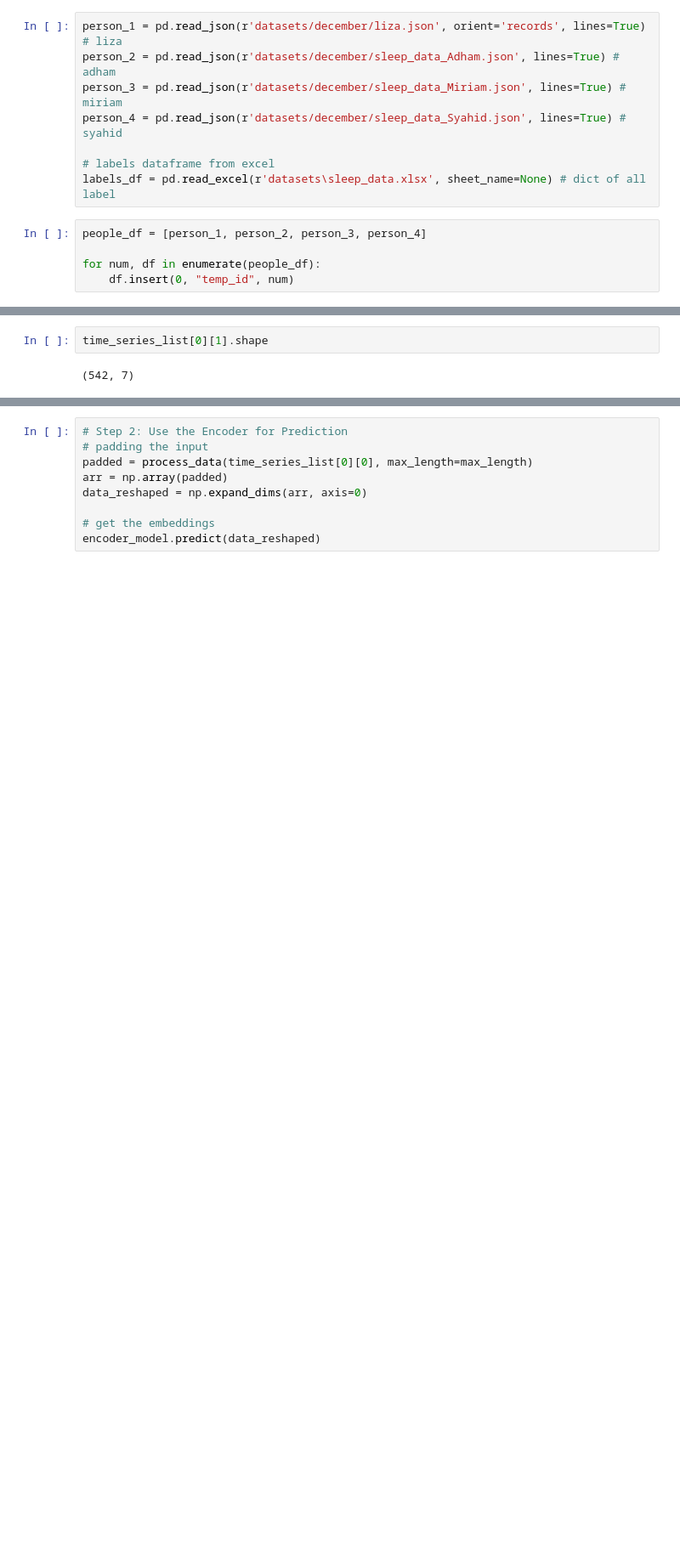
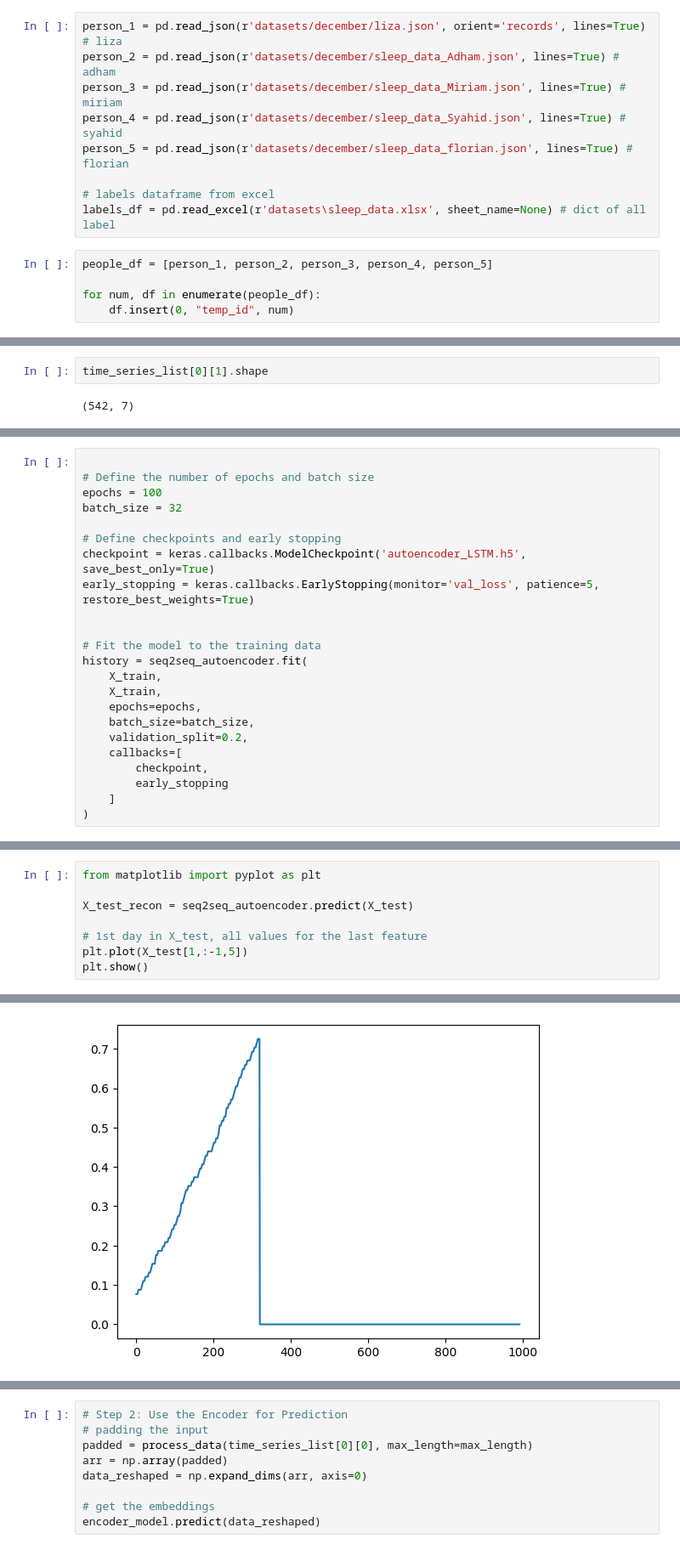
Before and after one commit to Lizoug/Garmin_Watch, a Jupyter notebook: autoencoder.ipynb, the cells around one changed output, grey strips where cells are left out. Shown at 85% size. Drawn from its saved outputs; the diff is of its cells as text; blank space fills up the shorter version.

Commit message:
updated LSTM AutoEncoder+added Conv1d AutoEncoder

```diff
--- a/autoencoder.ipynb
+++ b/autoencoder.ipynb
@@ -15,11 +15,12 @@ person_1 = pd.read_json(r'datasets/december/liza.json', orient='records', lines=
 person_2 = pd.read_json(r'datasets/december/sleep_data_Adham.json', lines=True) # adham
 person_3 = pd.read_json(r'datasets/december/sleep_data_Miriam.json', lines=True) # miriam
 person_4 = pd.read_json(r'datasets/december/sleep_data_Syahid.json', lines=True) # syahid
+person_5 = pd.read_json(r'datasets/december/sleep_data_florian.json', lines=True) # florian
 
 # labels dataframe from excel
 labels_df = pd.read_excel(r'datasets\sleep_data.xlsx', sheet_name=None) # dict of all label
 # %%
-people_df = [person_1, person_2, person_3, person_4]
+people_df = [person_1, person_2, person_3, person_4, person_5]
 
 for num, df in enumerate(people_df):
     df.insert(0, "temp_id", num)
@@ -213,0 +185,23 @@ Epoch 50/50
+# %%
+
+# Define the number of epochs and batch size
+epochs = 100
+batch_size = 32
+
+# Define checkpoints and early stopping
+checkpoint = keras.callbacks.ModelCheckpoint('autoencoder_LSTM.h5', save_best_only=True)
+early_stopping = keras.callbacks.EarlyStopping(monitor='val_loss', patience=5, restore_best_weights=True)
+
+
+# Fit the model to the training data
+history = seq2seq_autoencoder.fit(
+    X_train,
+    X_train,
+    epochs=epochs,
+    batch_size=batch_size,
+    validation_split=0.2,
+    callbacks=[
+        checkpoint,
+        early_stopping
+    ]
+)
@@ -213,0 +231,9 @@ Epoch 50/50
+# %%
+from matplotlib import pyplot as plt
+
+X_test_recon = seq2seq_autoencoder.predict(X_test)
+
+# 1st day in X_test, all values for the last feature
+plt.plot(X_test[1,:-1,5])
+plt.show()
+# %% [output]
@@ -213,0 +241 @@ Epoch 50/50
+[figure, added]
```
Also changed, not shown: parts of 19 cells of this notebook, 1 other file.
